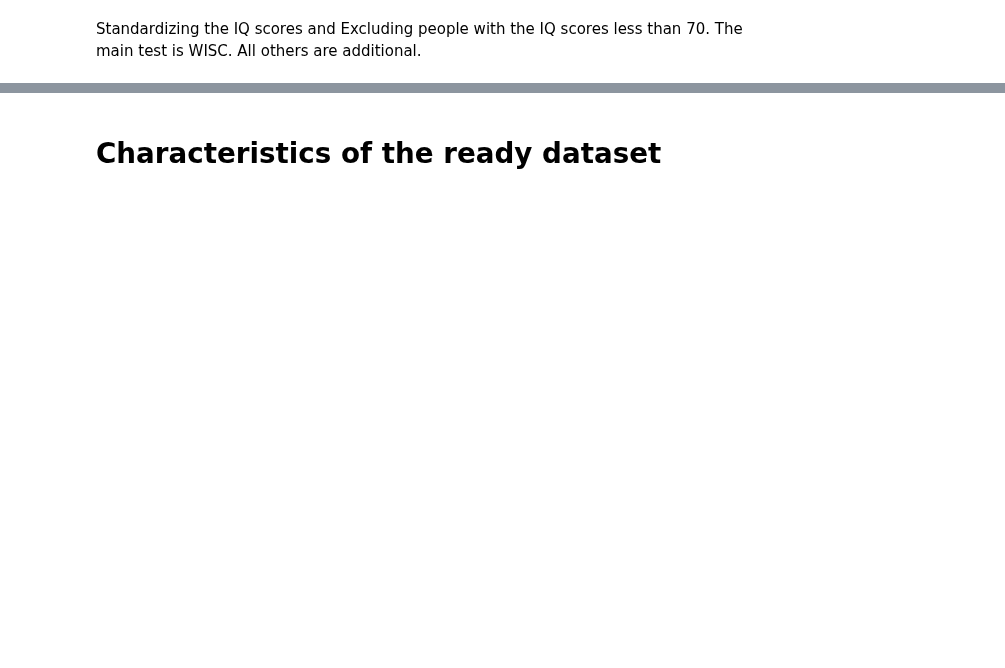
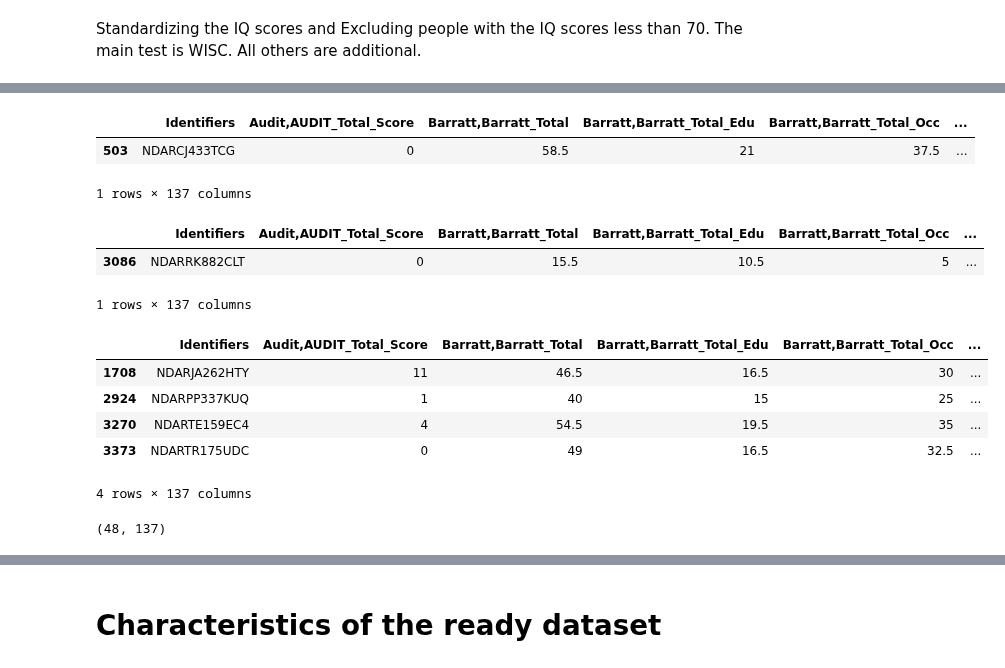
Before and after one commit to cristinarainich/Child-Mind-Institute-Project, a Jupyter notebook: Pheno_data.ipynb, the cells around one changed output, grey strips where cells are left out. Saved outputs shown, nothing was run; the diff lists cells and outputs as text; code cells hidden in the pictures; blank space fills up the shorter version.

```diff
--- a/Pheno_data.ipynb
+++ b/Pheno_data.ipynb
@@ -760,0 +787,27 @@ Index(['PreInt_TxHx,head_injuries', 'PreInt_TxHx,psych_meds_past',
+# %%
+data_filtered[data_filtered['DrugScreen,BZO300'] == '1']
+# %% [output]
+|  | Identifiers | Audit,AUDIT_Total_Score | Barratt,Barratt_Total | Barratt,Barratt_Total_Edu | Barratt,Barratt_Total_Occ | ... |
+| 503 | NDARCJ433TCG | 0 | 58.5 | 21 | 37.5 | ... |
+1 rows × 137 columns
+# %%
+data_filtered[data_filtered['DrugScreen,TCA1000'] == '1']
+# %% [output]
+|  | Identifiers | Audit,AUDIT_Total_Score | Barratt,Barratt_Total | Barratt,Barratt_Total_Edu | Barratt,Barratt_Total_Occ | ... |
+| 3086 | NDARRK882CLT | 0 | 15.5 | 10.5 | 5 | ... |
+1 rows × 137 columns
+# %%
+data_filtered[data_filtered['DrugScreen,THC50'] == '1']
+# %% [output]
+|  | Identifiers | Audit,AUDIT_Total_Score | Barratt,Barratt_Total | Barratt,Barratt_Total_Edu | Barratt,Barratt_Total_Occ | ... |
+| 1708 | NDARJA262HTY | 11 | 46.5 | 16.5 | 30 | ... |
+| 2924 | NDARPP337KUQ | 1 | 40 | 15 | 25 | ... |
+| 3270 | NDARTE159EC4 | 4 | 54.5 | 19.5 | 35 | ... |
+| 3373 | NDARTR175UDC | 0 | 49 | 16.5 | 32.5 | ... |
+4 rows × 137 columns
+# %%
+# previous head injuries and psych meds
+data_filtered[(data_filtered['PreInt_TxHx,head_injuries'] == '1') & (data_filtered['DD'] != 0)].shape
+data_filtered[(data_filtered['PreInt_TxHx,psych_meds_past'] == '1') & (data_filtered['DD'] != 0)].shape
+# %% [output]
+(48, 137)
```
Also changed, not shown: parts of 19 cells of this notebook.
